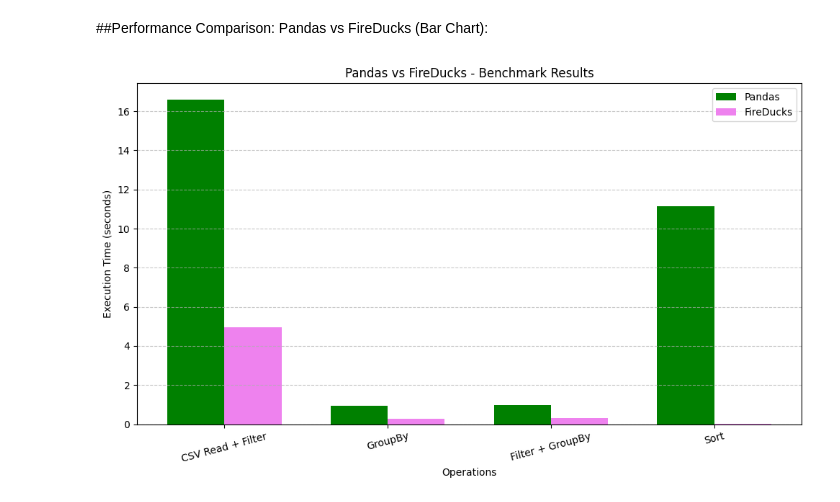
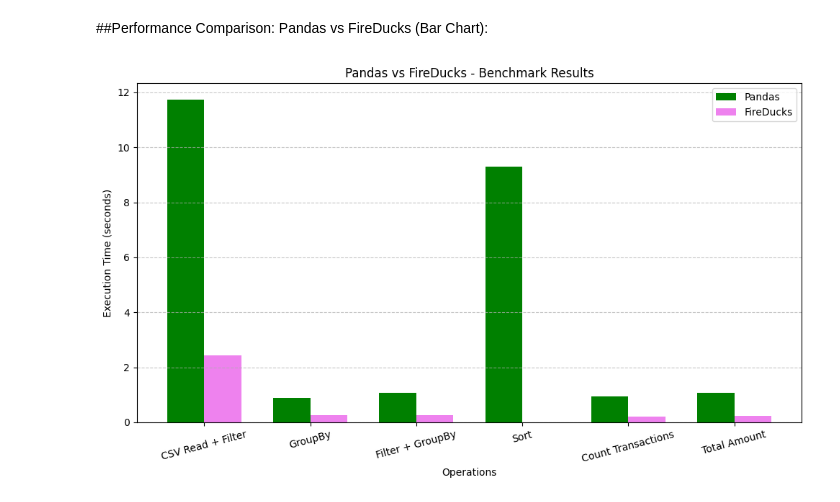
Before and after one commit to sayanC04/ducks-on-fire-pandas-in-fear, a Jupyter notebook: Fireducks_the_destroyer_of_Pandas.ipynb, the cells around one changed output. Saved outputs shown, nothing was run; the diff lists cells and outputs as text; code cells hidden in the pictures.

```diff
--- a/Fireducks_the_destroyer_of_Pandas.ipynb
+++ b/Fireducks_the_destroyer_of_Pandas.ipynb
@@ -154,27 +208,27 @@ FireDucks Sort Time: 0.0006957054138183594
 # %%
 import matplotlib.pyplot as plt
 
 # Operation Names
-operations = ['CSV Read + Filter', 'GroupBy', 'Filter + GroupBy', 'Sort']
+operations = ['CSV Read + Filter', 'GroupBy', 'Filter + GroupBy', 'Sort', 'Count Transactions', 'Total Amount']
 
 # Execution Times (in seconds)
-pandas_times = [16.60, 0.93, 0.99, 11.15]      # Pandas Times
-fireducks_times = [4.95, 0.29, 0.30, 0.01]     # FireDucks Times
+pandas_times = [11.74, 0.88, 1.06, 9.29, 0.94, 1.07]      # Pandas Times
+fireducks_times = [2.43, 0.25, 0.26, 0.00, 0.22, 0.23]     # FireDucks Times
 
 x = range(len(operations))
 
 plt.figure(figsize=(10, 6))
 plt.bar(x, pandas_times, width=0.35, label='Pandas', color='green')
 plt.bar([i + 0.35 for i in x], fireducks_times, width=0.35, label='FireDucks', color='violet')
 
 plt.xlabel('Operations')
 plt.ylabel('Execution Time (seconds)')
 plt.title('Pandas vs FireDucks - Benchmark Results')
 plt.xticks([i + 0.175 for i in x], operations, rotation=15)
 plt.legend()
 plt.grid(axis='y', linestyle='--', alpha=0.7)
 
 plt.tight_layout()
 plt.show()
 # %% [output]
-[figure, old version]
+[figure, new version]
```
Also changed, not shown: parts of 9 cells of this notebook.
